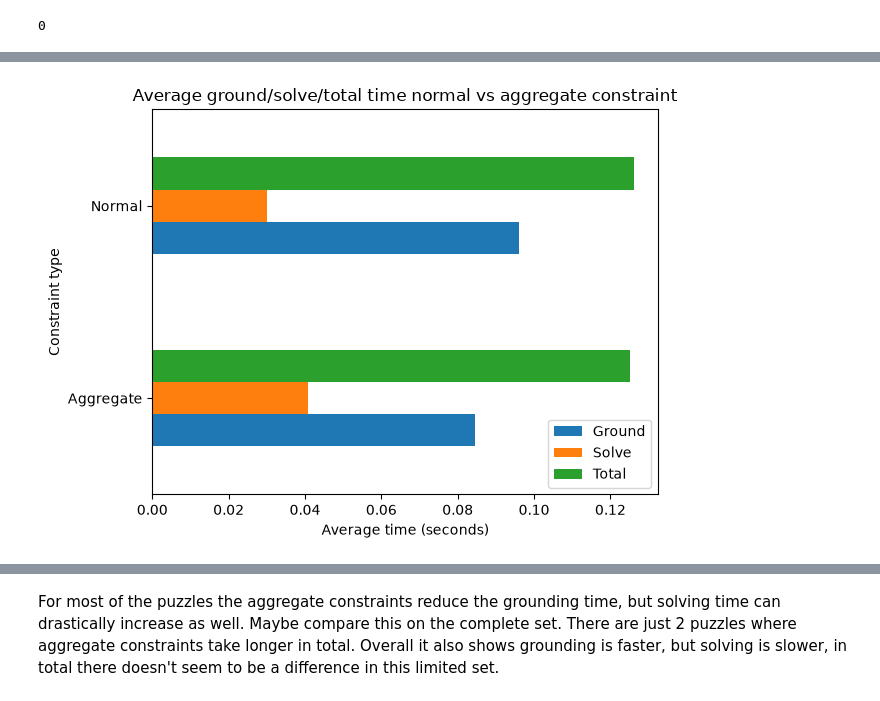
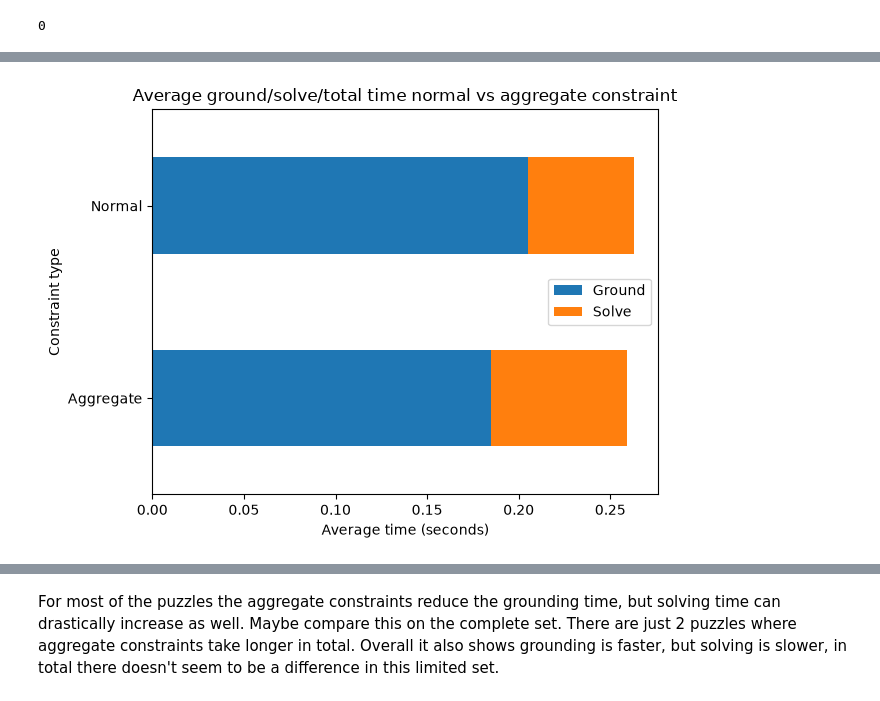
Before and after one commit to jurgendevries-ou-student/murdoku-solve, a Jupyter notebook: extraction/run/experiment.ipynb, the cells around one changed output, grey strips where cells are left out. Cells and saved outputs as stored; diff of their text form; code cells hidden in the pictures.

Commit message:
10 more puzzles, clue type counts and new visualizations and linear regression in experiment, clue type counts in Python solver

```diff
--- a/extraction/run/experiment.ipynb
+++ b/extraction/run/experiment.ipynb
@@ -267,12 +333,12 @@ len(wrong_sol_agg)
 # %%
 # compare number of ground predicates for at/3 in resulting grounded program
-df_agg.groupby('constraint_type')[['ground_time','solve_time','total_time']].mean().plot(kind='barh')
+df_agg.groupby('constraint_type')[['ground_time','solve_time']].mean().plot(kind='barh', stacked=True)
 
 plt.title('Average ground/solve/total time normal vs aggregate constraint')
 plt.ylabel('Constraint type')
 plt.xlabel('Average time (seconds)')
-plt.legend(['Ground', 'Solve', 'Total'])
+plt.legend(['Ground', 'Solve'])
 plt.tight_layout()
 plt.show()
 # %% [output]
-[figure, old version]
+[figure, new version]
```
Also changed, not shown: parts of 17 cells of this notebook, 22 other files.
